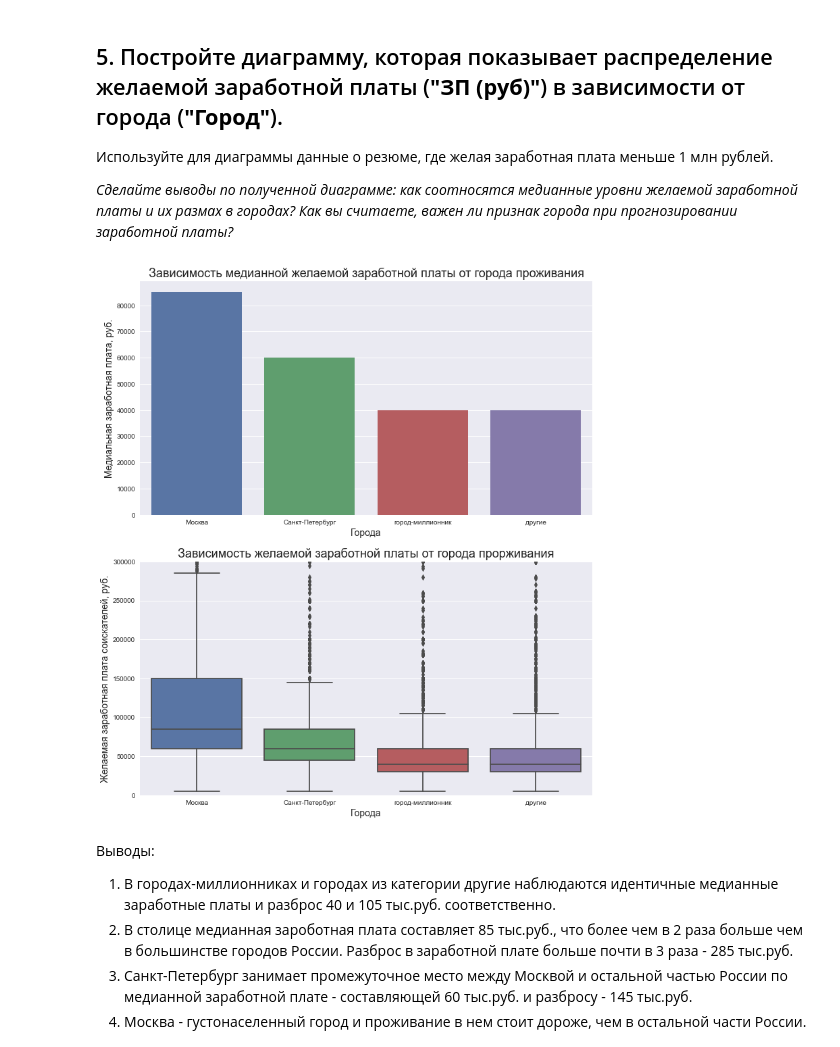
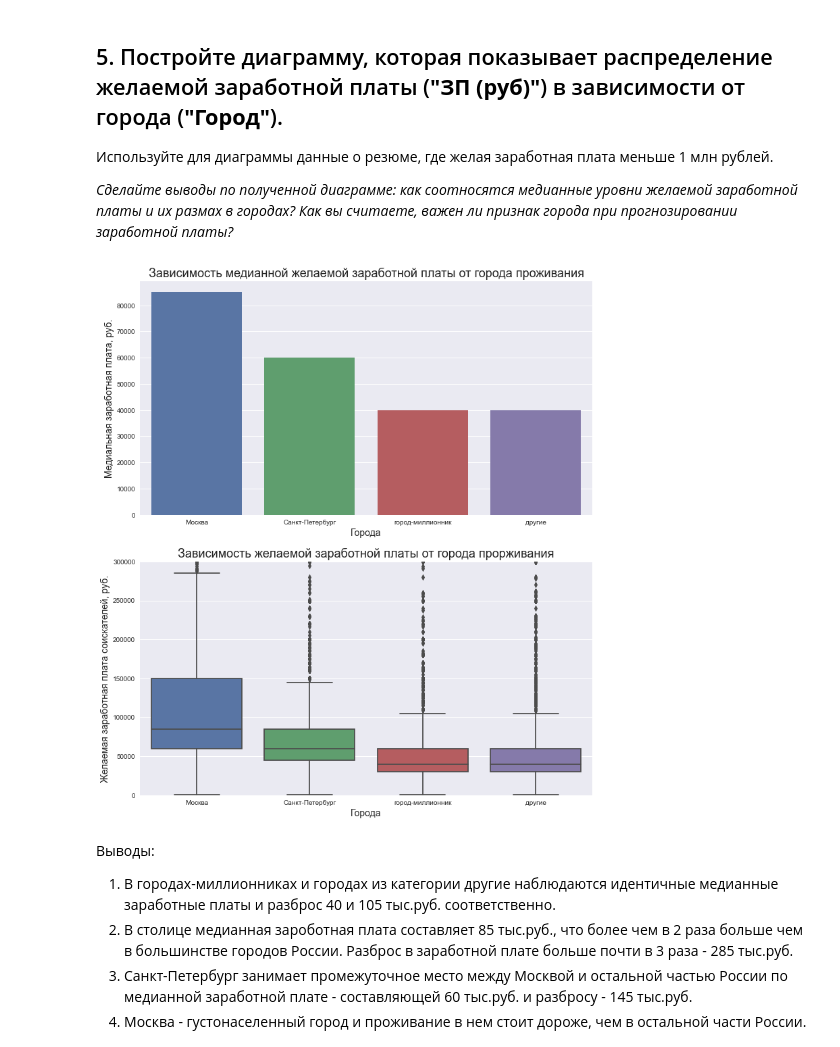
Before and after one commit to f999145/cases, a Jupyter notebook: 001_sf_project_01/001_sf_project_01.ipynb, the cells around one changed output. Saved outputs shown, nothing was run; the diff lists cells and outputs as text; code cells hidden in the pictures.

```diff
--- a/001_sf_project_01/001_sf_project_01.ipynb
+++ b/001_sf_project_01/001_sf_project_01.ipynb
@@ -700,33 +734,33 @@ plt.show()
 *Сделайте выводы по полученной диаграмме: как соотносятся медианные уровни желаемой заработной платы и их размах в городах? Как вы считаете, важен ли признак города при прогнозировании заработной платы?*
 # %%
 # Сгруппируем данные по признаку Город
-mask1 = (hh_df['ЗП (руб)']<1e6) & (hh_df['ЗП (руб)']>=5e3)
+mask1 = (hh_df['ЗП (руб)']<1e6) & (hh_df['ЗП (руб)']>=1e3)
 bar_data = hh_df[mask1].groupby(by=['Город'], as_index=False).median()
 
 fig, axes = plt.subplots(nrows = 2, ncols = 1, figsize=(12,14))
 sns.barplot(
     data=bar_data,
     x='Город',
     y='ЗП (руб)',
     ax=axes[0]
 )
 sns.boxplot(
     data=hh_df[mask1],
     x='Город',
     y='ЗП (руб)',
     ax=axes[1]
 )
 
 axes[0].set_title('Зависимость медианной желаемой заработной платы от города проживания',fontsize=18)
 axes[0].set_xlabel(xlabel='Города', fontsize=14)
 axes[0].set_ylabel(ylabel='Медиальная заработная плата, руб.', fontsize=14)
 axes[1].set_title('Зависимость желаемой заработной платы от города прорживания',fontsize=18)
 axes[1].set_xlabel(xlabel='Города', fontsize=14)
 axes[1].set_ylabel(ylabel='Желаемая заработная плата соискателей, руб.', fontsize=14)
 axes[1].set(ylim=(0,3e5))
 plt.show()
 # %% [output]
-[figure, old version]
+[figure, new version]
 # %% [markdown]
 Выводы:
 1. В городах-миллионниках и городах из категории другие наблюдаются идентичные медианные заработные платы и разброс 40 и 105 тыс.руб. соответственно.
```
Also changed, not shown: parts of 14 cells of this notebook, 2 other files.
